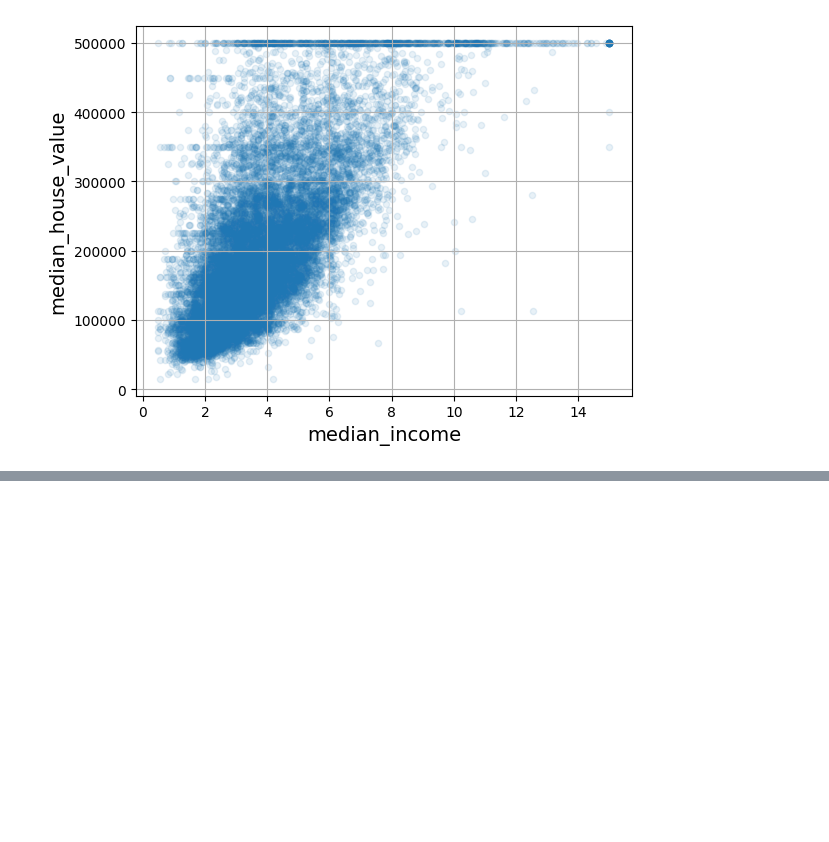
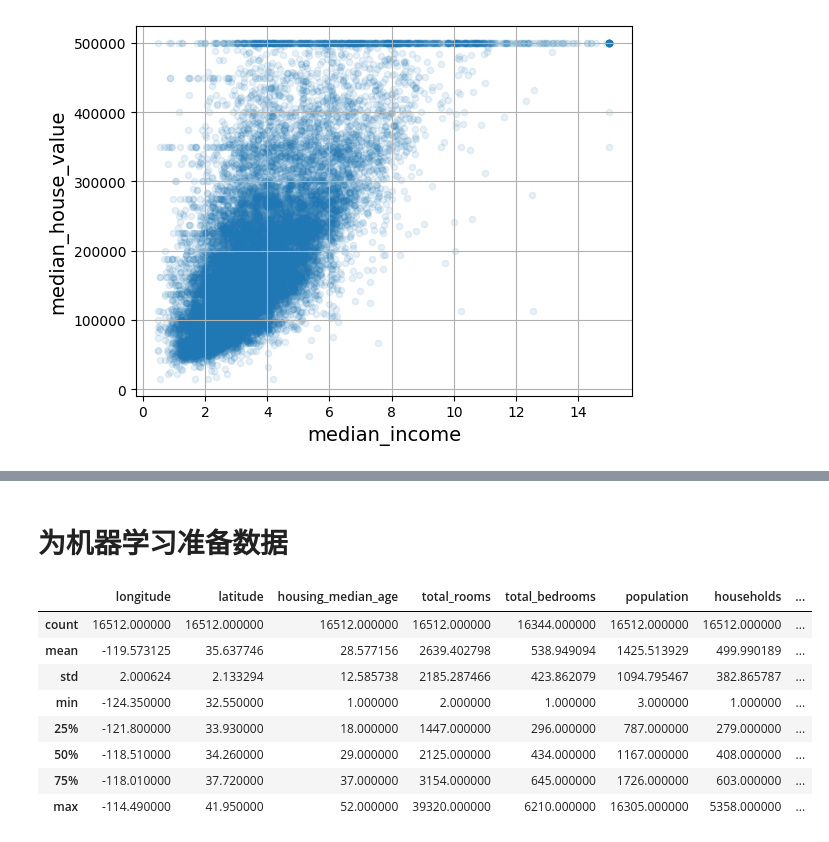
Before and after one commit to carlos19960601/mlnotes, a Jupyter notebook: hands-on-editionv3/02_end_to_end_machine_learning_project.ipynb, the cells around one changed output, grey strips where cells are left out. Drawn from its saved outputs; the diff is of its cells as text; code cells hidden in the pictures; blank space fills up the shorter version.

```diff
--- a/hands-on-editionv3/02_end_to_end_machine_learning_project.ipynb
+++ b/hands-on-editionv3/02_end_to_end_machine_learning_project.ipynb
@@ -260,0 +319,17 @@ plt.show()
+# %% [markdown]
+# 为机器学习准备数据
+# %%
+housing = strat_train_set.drop("median_house_value", axis=1)
+housing_labels = strat_train_set["median_house_value"].copy()
+# %%
+housing.describe()
+# %% [output]
+|  | longitude | latitude | housing_median_age | total_rooms | total_bedrooms | population | households | ... |
+| count | 16512.000000 | 16512.000000 | 16512.000000 | 16512.000000 | 16344.000000 | 16512.000000 | 16512.000000 | ... |
+| mean | -119.573125 | 35.637746 | 28.577156 | 2639.402798 | 538.949094 | 1425.513929 | 499.990189 | ... |
+| std | 2.000624 | 2.133294 | 12.585738 | 2185.287466 | 423.862079 | 1094.795467 | 382.865787 | ... |
+| min | -124.350000 | 32.550000 | 1.000000 | 2.000000 | 1.000000 | 3.000000 | 1.000000 | ... |
+| 25% | -121.800000 | 33.930000 | 18.000000 | 1447.000000 | 296.000000 | 787.000000 | 279.000000 | ... |
+| 50% | -118.510000 | 34.260000 | 29.000000 | 2125.000000 | 434.000000 | 1167.000000 | 408.000000 | ... |
+| 75% | -118.010000 | 37.720000 | 37.000000 | 3154.000000 | 645.000000 | 1726.000000 | 603.000000 | ... |
+| max | -114.490000 | 41.950000 | 52.000000 | 39320.000000 | 6210.000000 | 16305.000000 | 5358.000000 | ... |
```
Also changed, not shown: parts of 20 cells of this notebook, 16 other files.
